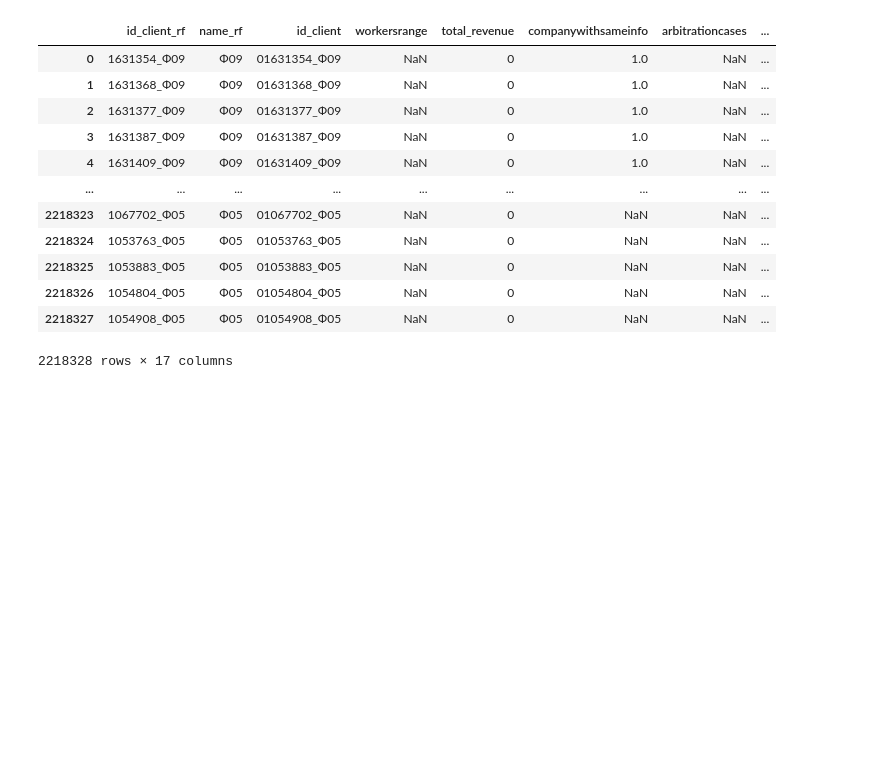
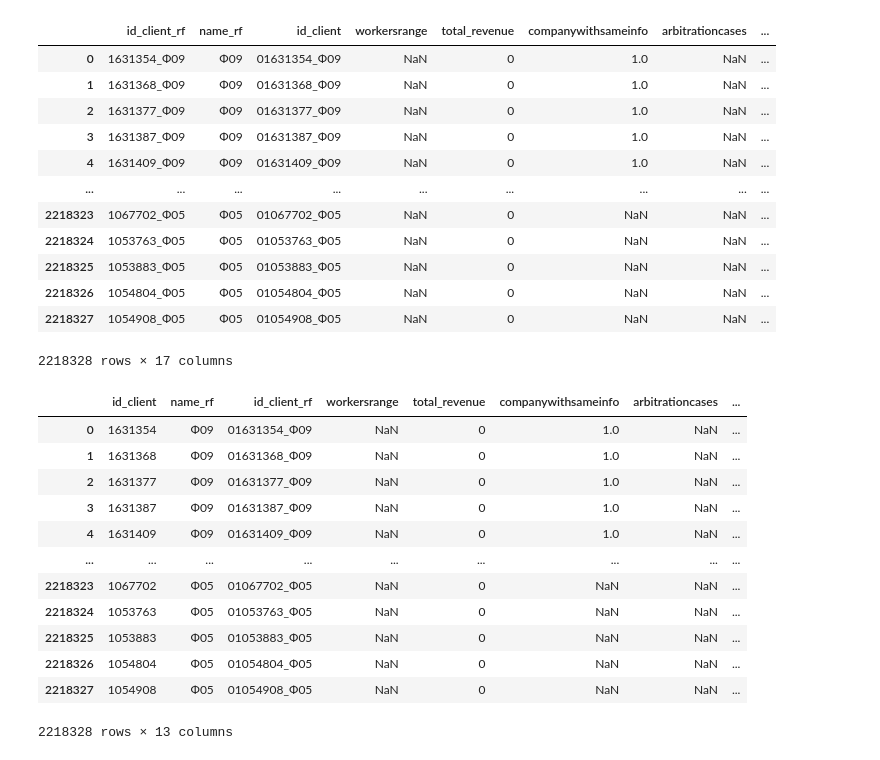
Before and after one commit to abakhmetev/Hackathon_RTK, a Jupyter notebook: Hakaton_Anton.ipynb, the cells around one changed output. Drawn from its saved outputs; the diff is of its cells as text; code cells hidden in the pictures; blank space fills up the shorter version.

```diff
--- a/Hakaton_Anton.ipynb
+++ b/Hakaton_Anton.ipynb
@@ -434,0 +442,16 @@ df_union
+# %%
+base_info_client
+# %% [output]
+|  | id_client | name_rf | id_client_rf | workersrange | total_revenue | companywithsameinfo | arbitrationcases | ... |
+| 0 | 1631354 | Ф09 | 01631354_Ф09 | NaN | 0 | 1.0 | NaN | ... |
+| 1 | 1631368 | Ф09 | 01631368_Ф09 | NaN | 0 | 1.0 | NaN | ... |
+| 2 | 1631377 | Ф09 | 01631377_Ф09 | NaN | 0 | 1.0 | NaN | ... |
+| 3 | 1631387 | Ф09 | 01631387_Ф09 | NaN | 0 | 1.0 | NaN | ... |
+| 4 | 1631409 | Ф09 | 01631409_Ф09 | NaN | 0 | 1.0 | NaN | ... |
+| ... | ... | ... | ... | ... | ... | ... | ... | ... |
+| 2218323 | 1067702 | Ф05 | 01067702_Ф05 | NaN | 0 | NaN | NaN | ... |
+| 2218324 | 1053763 | Ф05 | 01053763_Ф05 | NaN | 0 | NaN | NaN | ... |
+| 2218325 | 1053883 | Ф05 | 01053883_Ф05 | NaN | 0 | NaN | NaN | ... |
+| 2218326 | 1054804 | Ф05 | 01054804_Ф05 | NaN | 0 | NaN | NaN | ... |
+| 2218327 | 1054908 | Ф05 | 01054908_Ф05 | NaN | 0 | NaN | NaN | ... |
+2218328 rows × 13 columns
```
Also changed, not shown: parts of 12 cells of this notebook, 1 other file.
